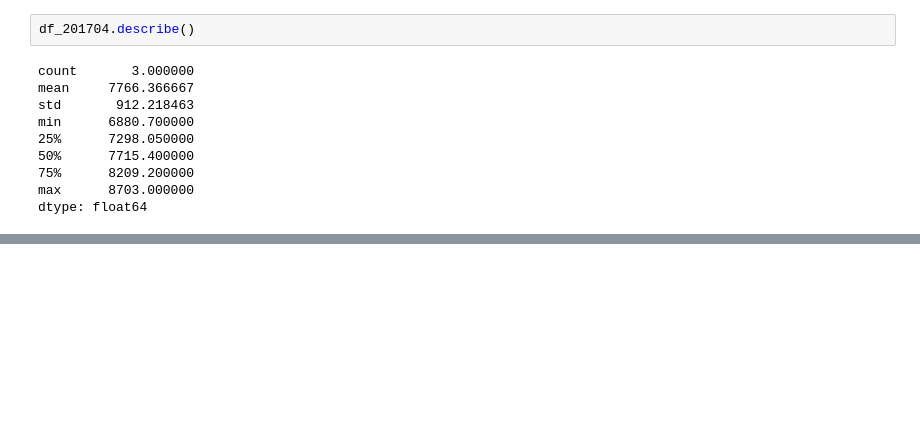
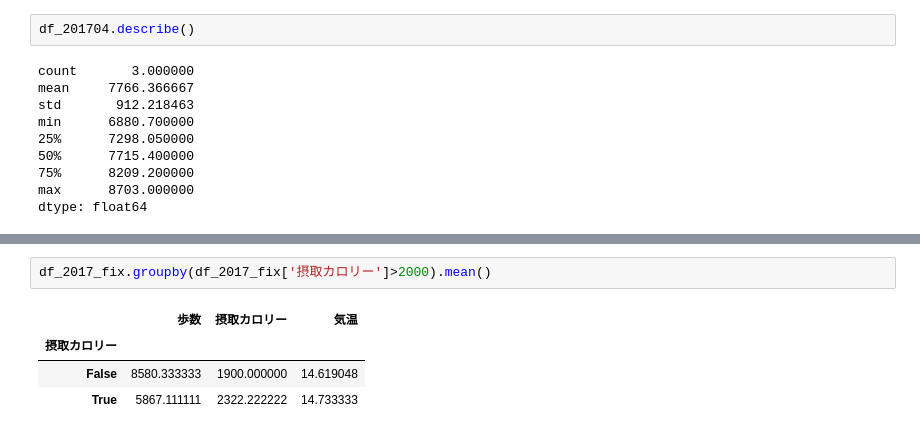
Before and after one commit to terapyon/leaning-pandas, a Jupyter notebook: matplotlib.ipynb, the cells around one changed output, grey strips where cells are left out. Saved outputs shown, nothing was run; the diff lists cells and outputs as text; blank space fills up the shorter version.

```diff
--- a/matplotlib.ipynb
+++ b/matplotlib.ipynb
@@ -160,0 +190,7 @@ dtype: float64
+# %%
+df_2017_fix.groupby(df_2017_fix['摂取カロリー']>2000).mean()
+# %% [output]
+|  | 歩数 | 摂取カロリー | 気温 |
+| 摂取カロリー |  |  |  |
+| False | 8580.333333 | 1900.000000 | 14.619048 |
+| True | 5867.111111 | 2322.222222 | 14.733333 |
```
Also changed, not shown: parts of 4 cells of this notebook.
